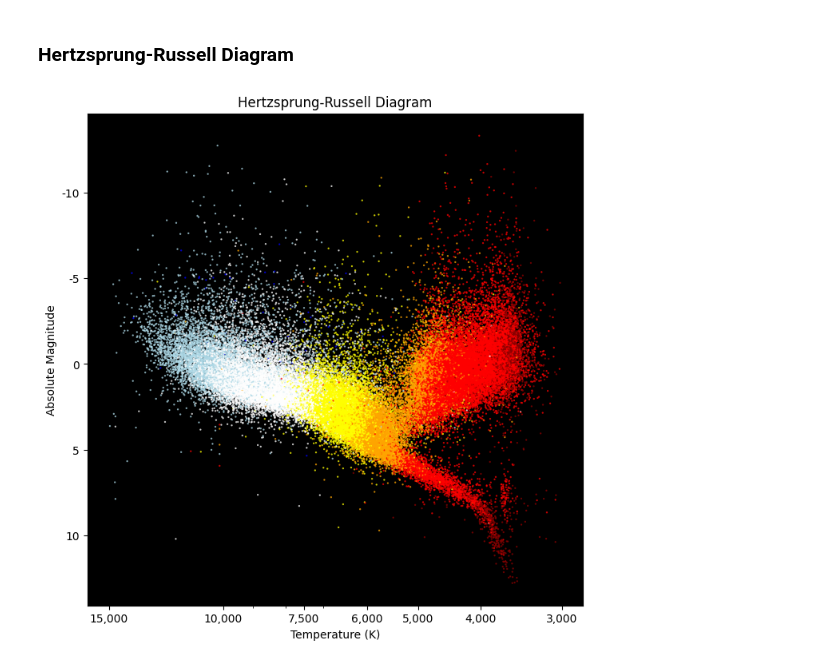
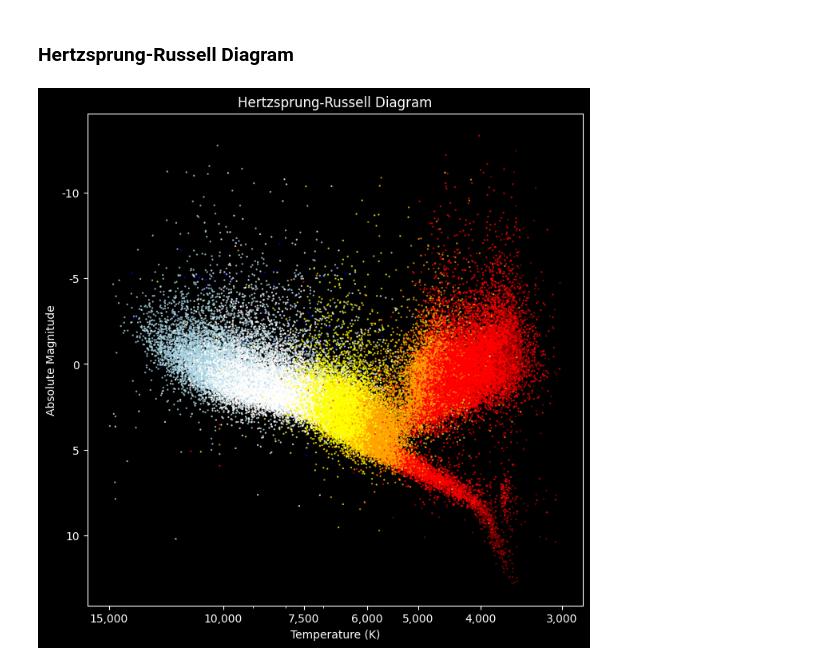
Before and after one commit to EP1XWARR10R/stellar-classification-capstone, a Jupyter notebook: Capstone.ipynb, the cells around one changed output. Saved outputs shown, nothing was run; the diff lists cells and outputs as text; code cells hidden in the pictures.

```diff
--- a/Capstone.ipynb
+++ b/Capstone.ipynb
@@ -210,3 +210,6 @@ df_2['LumCl'] = df_2['SpType'].str.extract(r'([\/\-IV]+)?$')
 df = df_2.copy()
 # %% [markdown]
 ## Data Exploration
+# %%
+# Table formatting
+plt.style.use('dark_background')
@@ -222,30 +234,27 @@ df_HR = df_HR[(df_HR['Temp'] >= 3000) & (df_HR['Temp'] <= 15000)]
 # %%
 # Plotting the H-R Diagram
 plt.figure(figsize=(8, 8))
 
 # Set up the plots scales
 plt.gca().invert_xaxis()  # Temperature decreases to the right
 plt.gca().invert_yaxis()  # Absolute magnitude increases downwards
 plt.xscale('log')
 plt.yscale('linear')
 plt.yticks([-10, -5, 0, 5, 10, 15], ['-10', '-5', '0', '5', '10', '15'])
 plt.xticks([15000, 10000, 7500, 6000, 5000, 4000, 3000], ['15,000', '10,000', '7,500', '6,000', '5,000', '4,000', '3,000'])
-
-# Set colors
-plt.gca().set_facecolor('black')
 
 # color each spectral class differently
 spectral_classes = ['O', 'B', 'A', 'F', 'G', 'K', 'M']
 spectral_colors = ['blue', 'lightblue', 'white', 'yellow', 'orange', 'red', 'darkred']
 colors = dict(zip(spectral_classes, spectral_colors))
 color_series = df_HR['SpCl'].map(colors)
 
 plt.scatter(df_HR['Temp'], df_HR['Amag'], c=color_series, s=0.5, alpha=0.7)
 
 # Add labels and title
 plt.xlabel('Temperature (K)')
 plt.ylabel('Absolute Magnitude')
 plt.title('Hertzsprung-Russell Diagram')
 plt.show()
 # %% [output]
-[figure, old version]
+[figure, new version]
```
Also changed, not shown: parts of 1 cell of this notebook.
